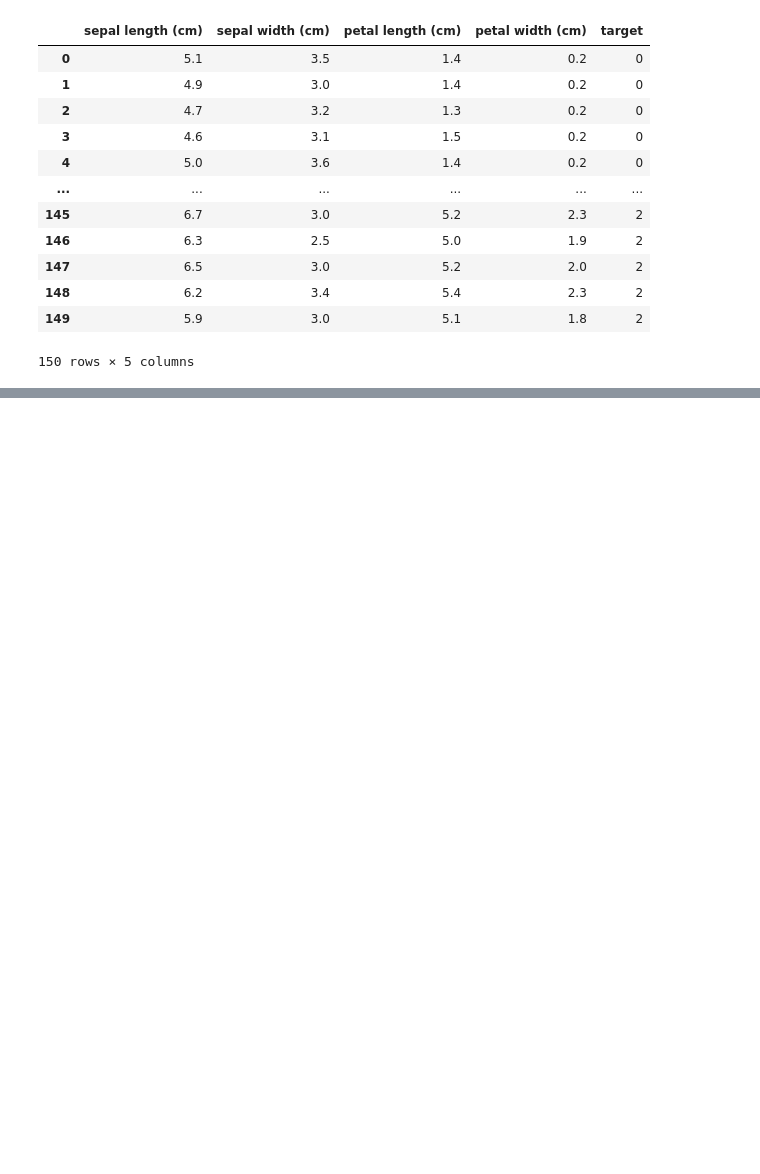
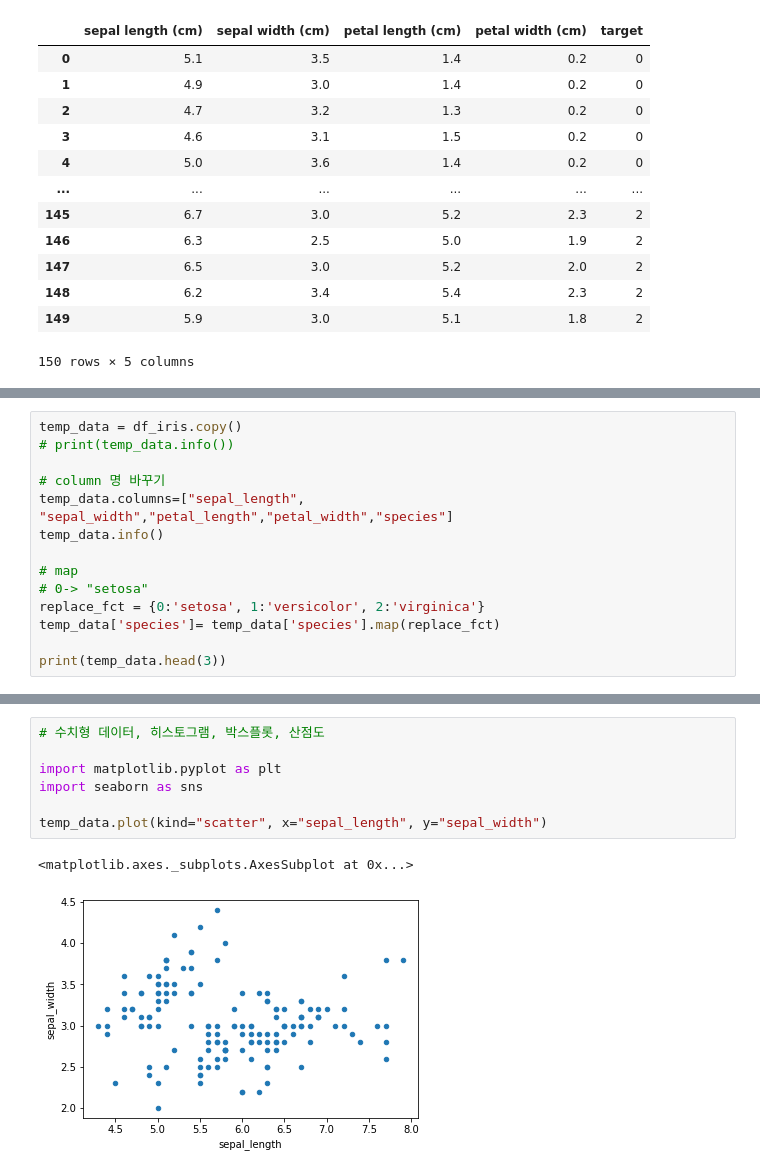
Before and after one commit to Bokyoung-00/machine_learning_education, a Jupyter notebook: ml_clf/200818_ml_iris_sample.ipynb, the cells around one changed output, grey strips where cells are left out. Saved outputs shown, nothing was run; the diff lists cells and outputs as text; blank space fills up the shorter version.

```diff
--- a/ml_clf/200818_ml_iris_sample.ipynb
+++ b/ml_clf/200818_ml_iris_sample.ipynb
@@ -85,0 +89,14 @@ df_iris
+# %%
+temp_data = df_iris.copy()
+# print(temp_data.info())
+
+# column 명 바꾸기
+temp_data.columns=["sepal_length", "sepal_width","petal_length","petal_width","species"]
+temp_data.info()
+
+# map
+# 0-> "setosa"
+replace_fct = {0:'setosa', 1:'versicolor', 2:'virginica'}
+temp_data['species']= temp_data['species'].map(replace_fct)
+
+print(temp_data.head(3))
@@ -85,0 +120,10 @@ df_iris
+# %%
+# 수치형 데이터, 히스토그램, 박스플롯, 산점도
+
+import matplotlib.pyplot as plt
+import seaborn as sns
+
+temp_data.plot(kind="scatter", x="sepal_length", y="sepal_width")
+# %% [output]
+<matplotlib.axes._subplots.AxesSubplot at 0x...>
+[figure, added]
```
Also changed, not shown: parts of 14 cells of this notebook.
